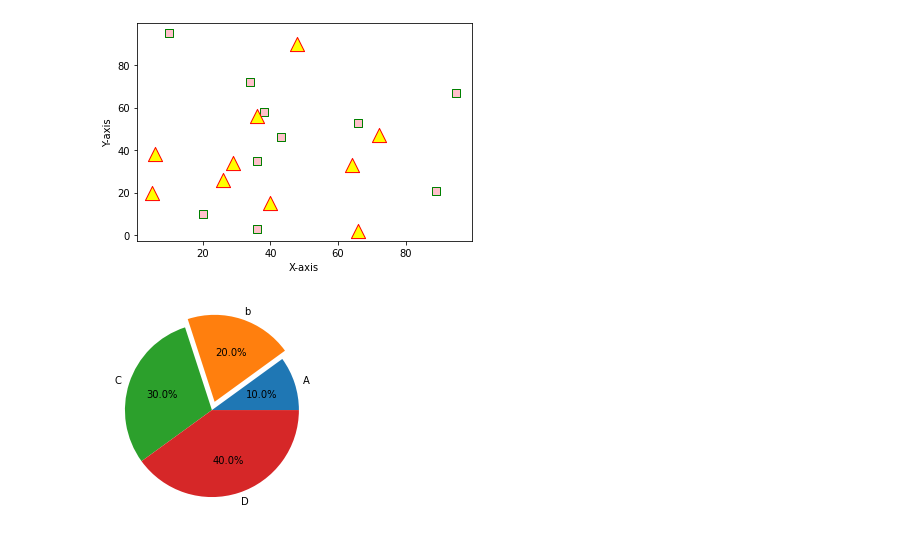
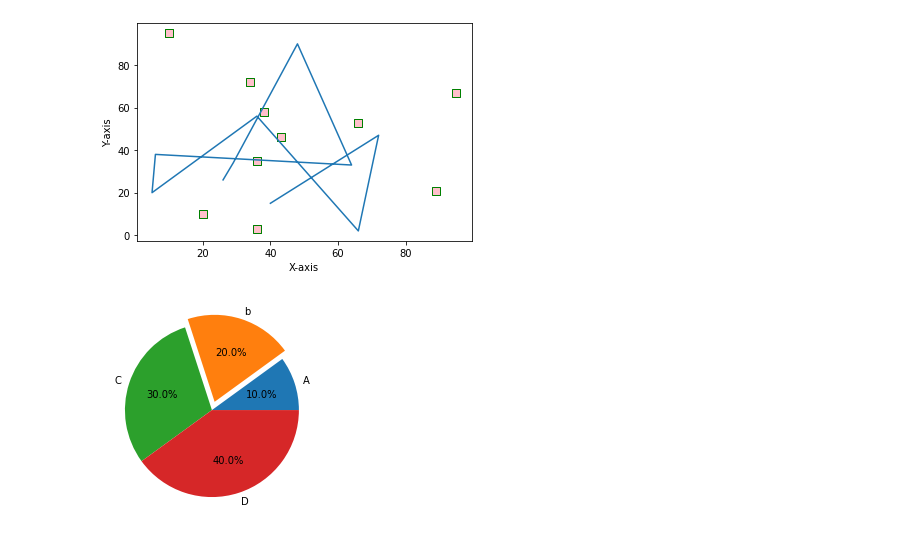
Before and after one commit to aryan1113/Dphi-bootcamps, a Jupyter notebook: Matplotlib basics.ipynb, the cells around one changed output. Cells and saved outputs as stored; diff of their text form; code cells hidden in the pictures.

```diff
--- a/Matplotlib basics.ipynb
+++ b/Matplotlib basics.ipynb
@@ -3,27 +3,28 @@ import matplotlib.pyplot as plt
 # %%
 '''Scatter plot'''
 x1 = [89, 43, 36, 36, 95, 10,66, 34, 38, 20]
 y1 = [21, 46, 3, 35, 67, 95,53, 72, 58, 10]
 x2 = [26, 29, 48, 64, 6, 5,36, 66, 72, 40]
 y2 = [26, 34, 90, 33, 38,20, 56, 2, 47, 15]
 
 plt.scatter(x1, y1, c ="pink",
             linewidths = 1,
             marker ="s",
             edgecolor ="green",
             s = 50)
 
-plt.scatter(x2, y2, c ="yellow",
-            linewidths = 1,
-            marker ="^",
-            edgecolor ="red",
-            s = 200)
+# plt.scatter(x2, y2, c ="yellow",
+#             linewidths = 1,
+#             marker ="^",
+#             edgecolor ="red",
+#             s = 200)
+plt.plot(x2,y2)
 
 plt.xlabel("X-axis")
 plt.ylabel("Y-axis")
 plt.show()
 # %% [output]
-[figure, old version]
+[figure, new version]
 # %%
 '''Pie chart'''
 firms=['A','b','C','D']
```
Also changed, not shown: parts of 2 cells of this notebook.
